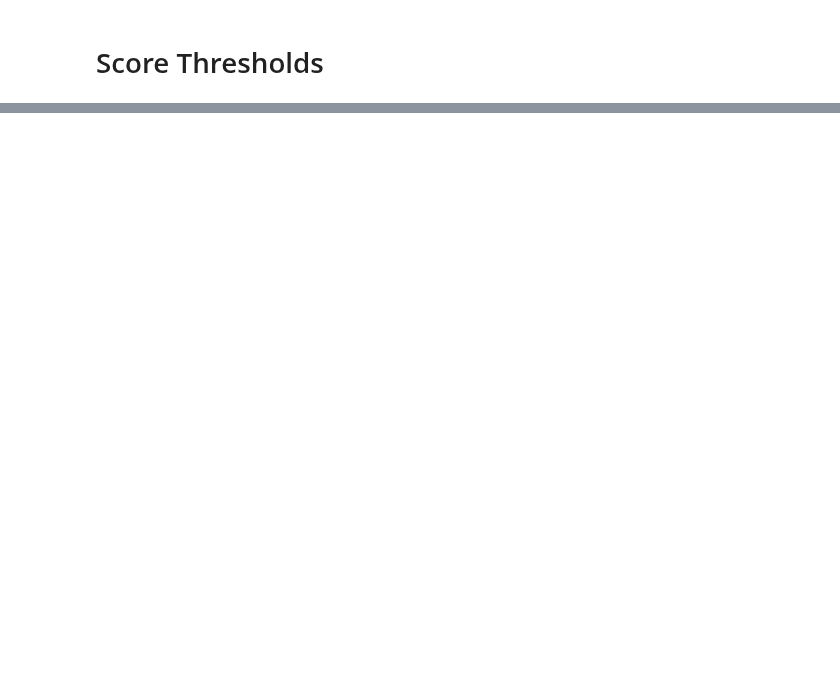
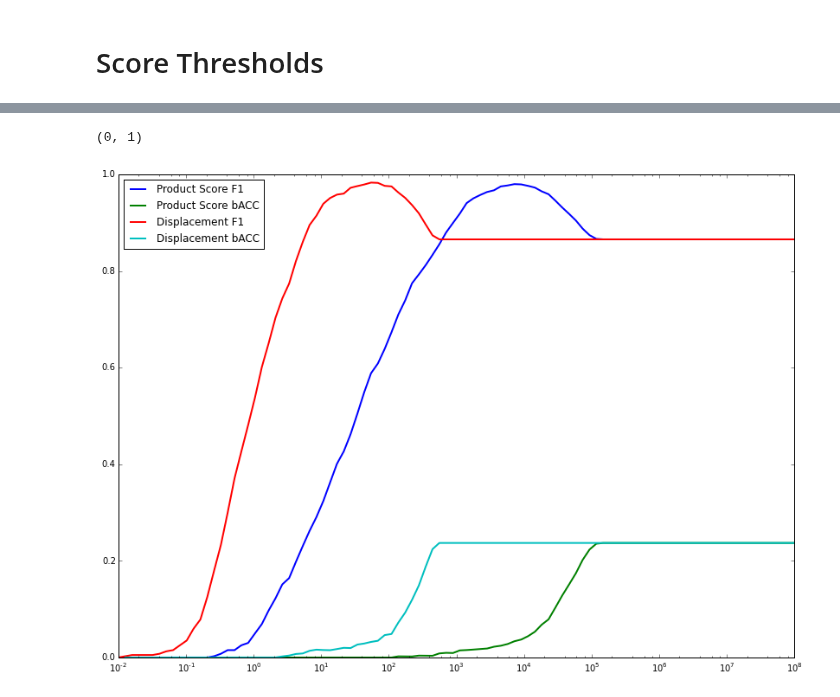
Before and after one commit to amarallab/waldo, a Jupyter notebook: workbooks/validation/gap_validation.ipynb, the cells around one changed output, grey strips where cells are left out. Cells and saved outputs as stored; diff of their text form; code cells hidden in the pictures; blank space fills up the shorter version.

```diff
--- a/workbooks/validation/gap_validation.ipynb
+++ b/workbooks/validation/gap_validation.ipynb
@@ -140,0 +308,23 @@ tpfpfns_plot(ax, gapdata, 't', 'lt', trange)
+# %%
+def confusion_plot(ax, df, key, op, thresholds, plotpair, **kwargs):
+    #thresholds = threshextend(thresholds)
+    conf = confusion_data(df, key, op, thresholds)
+    derive_metrics(conf)
+    kwargs['label'] = kwargs.get('label', key.capitalize())
+    kwargs['lw'] = kwargs.get('lw', 2)
+    ax.plot(*(getattr(conf, p) for p in plotpair), **kwargs)
+# %%
+f, ax = plt.subplots()
+f.set_size_inches((14, 10))
+#confusion_plot(ax, gapdata, 'score2', 'lt', np.logspace(-2, 5), ('FPR', 'TPR'))
+confusion_plot(ax, gapdata, 'score2', 'lt', np.logspace(-2, 8, 100), ('index', 'F1'), label='Product Score F1')
+confusion_plot(ax, gapdata, 'score2', 'lt', np.logspace(-2, 8, 100), ('index', 'FDR'), label='Product Score bACC')
+#confusion_plot(ax, gapdata, 'score', 'gt', np.logspace(-8, 8, 100), ('index', 'F1'), label='Cone Score')
+confusion_plot(ax, gapdata, 's', 'lt', np.logspace(-2, 8, 100), ('index', 'F1'), label='Displacement F1')
+confusion_plot(ax, gapdata, 's', 'lt', np.logspace(-2, 8, 100), ('index', 'FDR'), label='Displacement bACC')
+ax.legend(loc='best')
+ax.set_xscale('log')
+ax.set_ylim(0, 1)
+# %% [output]
+(0, 1)
+[figure, added]
```
Also changed, not shown: parts of 13 cells of this notebook.
